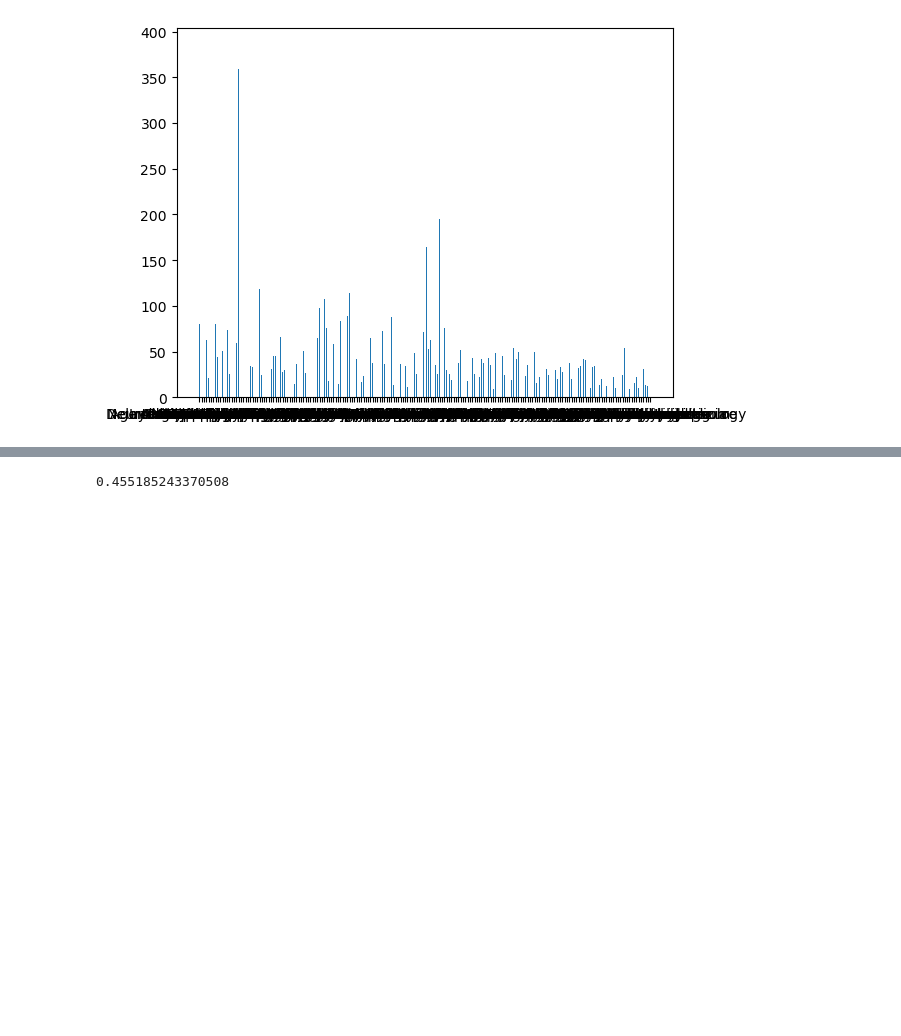
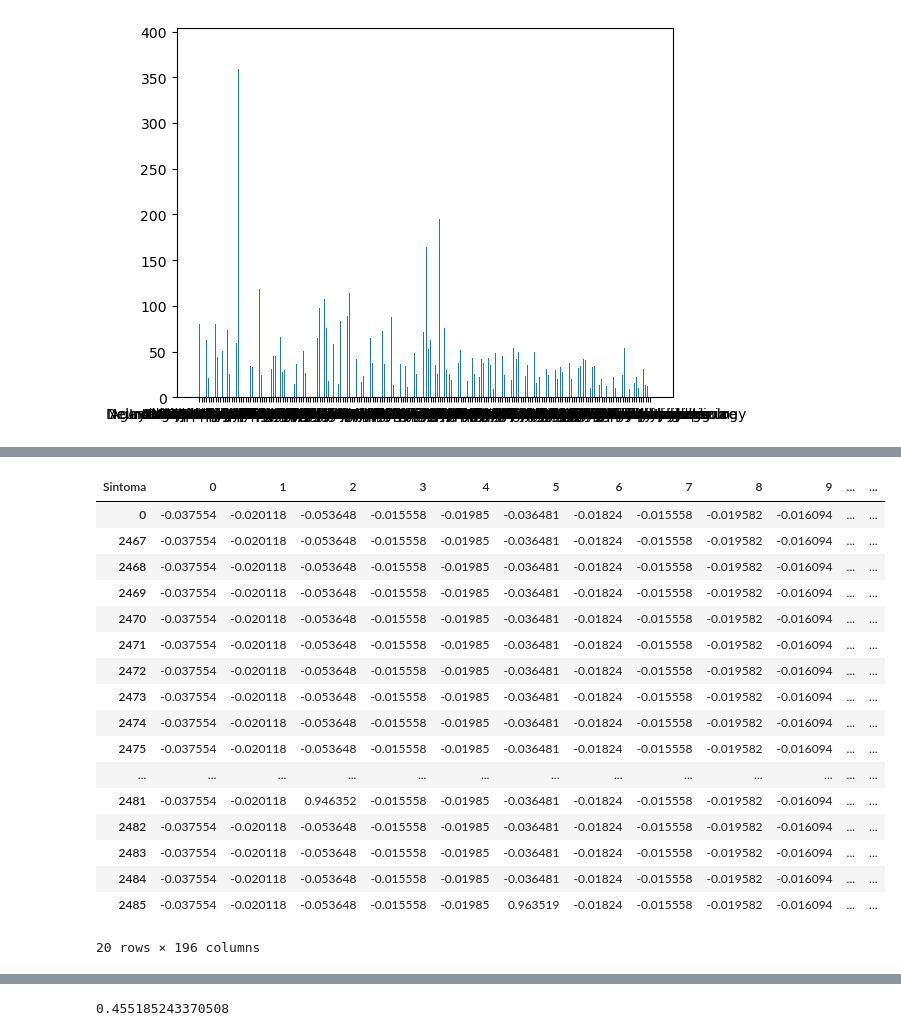
Before and after one commit to gpalomares2022/Kedro_real_project, a Jupyter notebook: notebooks/NotebookTFM16M.ipynb, the cells around one changed output, grey strips where cells are left out. Saved outputs shown, nothing was run; the diff lists cells and outputs as text; code cells hidden in the pictures; blank space fills up the shorter version.

```diff
--- a/notebooks/NotebookTFM16M.ipynb
+++ b/notebooks/NotebookTFM16M.ipynb
@@ -696,0 +748,2 @@ df_Sintomas
+# %%
+df_transpuesta=df_train_generated
@@ -696,0 +803,3 @@ df_Sintomas
+# %%
+MediasUsers = df_transpuesta.mean(numeric_only=True,skipna=True)
+MediasUsers
@@ -696,0 +837,22 @@ df_Sintomas
+# %%
+df_ValoracionesNorm = df_transpuesta[MediasUsers.index].sub(MediasUsers, axis='columns')
+df_ValoracionesNorm.sort_values(0).head(20)
+# %% [output]
+| Sintoma | 0 | 1 | 2 | 3 | 4 | 5 | 6 | 7 | 8 | 9 | ... | ... |
+| 0 | -0.037554 | -0.020118 | -0.053648 | -0.015558 | -0.01985 | -0.036481 | -0.01824 | -0.015558 | -0.019582 | -0.016094 | ... | ... |
+| 2467 | -0.037554 | -0.020118 | -0.053648 | -0.015558 | -0.01985 | -0.036481 | -0.01824 | -0.015558 | -0.019582 | -0.016094 | ... | ... |
+| 2468 | -0.037554 | -0.020118 | -0.053648 | -0.015558 | -0.01985 | -0.036481 | -0.01824 | -0.015558 | -0.019582 | -0.016094 | ... | ... |
+| 2469 | -0.037554 | -0.020118 | -0.053648 | -0.015558 | -0.01985 | -0.036481 | -0.01824 | -0.015558 | -0.019582 | -0.016094 | ... | ... |
+| 2470 | -0.037554 | -0.020118 | -0.053648 | -0.015558 | -0.01985 | -0.036481 | -0.01824 | -0.015558 | -0.019582 | -0.016094 | ... | ... |
+| 2471 | -0.037554 | -0.020118 | -0.053648 | -0.015558 | -0.01985 | -0.036481 | -0.01824 | -0.015558 | -0.019582 | -0.016094 | ... | ... |
+| 2472 | -0.037554 | -0.020118 | -0.053648 | -0.015558 | -0.01985 | -0.036481 | -0.01824 | -0.015558 | -0.019582 | -0.016094 | ... | ... |
+| 2473 | -0.037554 | -0.020118 | -0.053648 | -0.015558 | -0.01985 | -0.036481 | -0.01824 | -0.015558 | -0.019582 | -0.016094 | ... | ... |
+| 2474 | -0.037554 | -0.020118 | -0.053648 | -0.015558 | -0.01985 | -0.036481 | -0.01824 | -0.015558 | -0.019582 | -0.016094 | ... | ... |
+| 2475 | -0.037554 | -0.020118 | -0.053648 | -0.015558 | -0.01985 | -0.036481 | -0.01824 | -0.015558 | -0.019582 | -0.016094 | ... | ... |
+| ... | ... | ... | ... | ... | ... | ... | ... | ... | ... | ... | ... | ... |
+| 2481 | -0.037554 | -0.020118 | 0.946352 | -0.015558 | -0.01985 | -0.036481 | -0.01824 | -0.015558 | -0.019582 | -0.016094 | ... | ... |
+| 2482 | -0.037554 | -0.020118 | -0.053648 | -0.015558 | -0.01985 | -0.036481 | -0.01824 | -0.015558 | -0.019582 | -0.016094 | ... | ... |
+| 2483 | -0.037554 | -0.020118 | -0.053648 | -0.015558 | -0.01985 | -0.036481 | -0.01824 | -0.015558 | -0.019582 | -0.016094 | ... | ... |
+| 2484 | -0.037554 | -0.020118 | -0.053648 | -0.015558 | -0.01985 | -0.036481 | -0.01824 | -0.015558 | -0.019582 | -0.016094 | ... | ... |
+| 2485 | -0.037554 | -0.020118 | -0.053648 | -0.015558 | -0.01985 | 0.963519 | -0.01824 | -0.015558 | -0.019582 | -0.016094 | ... | ... |
+20 rows × 196 columns
```
Also changed, not shown: parts of 66 cells of this notebook.
